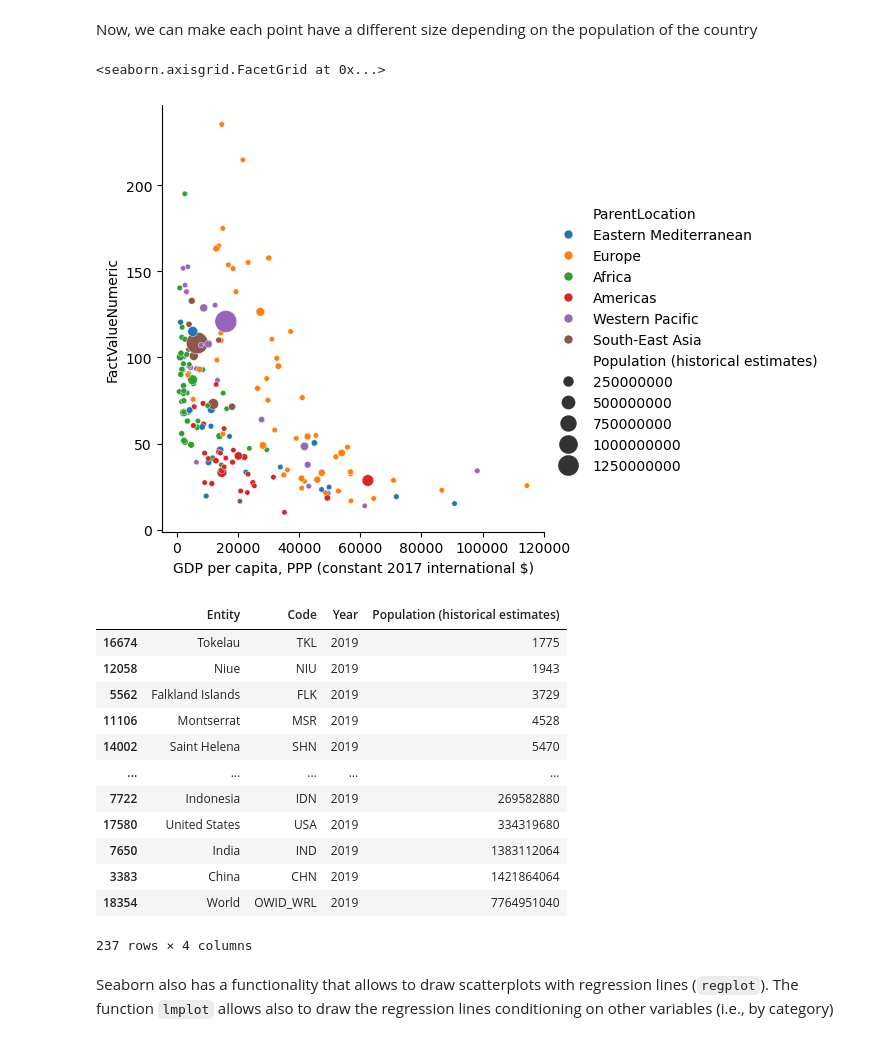
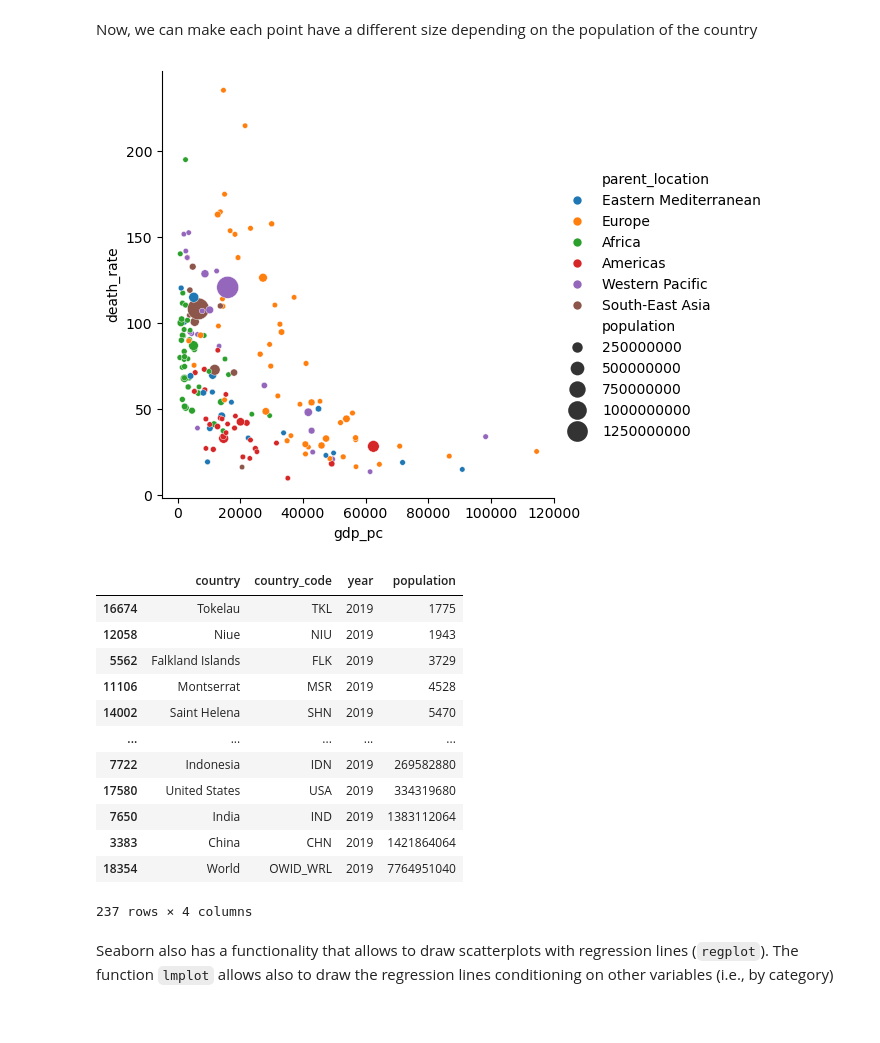
Before and after one commit to jesusvillota/Python_DSB_BdE, a Jupyter notebook: notebooks/session2.ipynb, the cells around one changed output. Drawn from its saved outputs; the diff is of its cells as text; code cells hidden in the pictures.

```diff
--- a/notebooks/session2.ipynb
+++ b/notebooks/session2.ipynb
@@ -1258,7 +1260,7 @@ import matplotlib.pyplot as plt
 # %% [markdown]
 For the following examples, we will use data different from the crad transaction. However, just as in most typical real life situations, we will have to do some pre-processing before we can start plotting our data. In this case, we are going to be using data from the [World Health Organization](https://www.who.int/data/gho/data/indicators/indicator-details/GHO/ambient-and-household-air-pollution-attributable-death-rate-(per-100-000-population-age-standardized)) on mortality induced by pollution and country GDP per capita data from the [World Bank](https://ourworldindata.org/grapher/gdp-per-capita-worldbank?tab=table&time=2019..latest)
 # %%
-death_rate = pd.read_csv('data/death-rate-who.csv')
+death_rate = pd.read_csv('../data/death-rate-who.csv')
 death_rate
 # %% [output]
 |  | IndicatorCode | Indicator | ValueType | ParentLocationCode | ParentLocation | Location type | ... |
@@ -1275,5 +1277,5 @@ death_rate
 | 6587 | SDGAIRBODA | Ambient and household air polluti... | numeric | AFR | Africa | Country | ... |
 6588 rows × 34 columns
 # %%
-gdp = pd.read_csv('data/gdp-per-capita-worldbank.csv')
+gdp = pd.read_csv('../data/gdp-per-capita-worldbank.csv')
 gdp
@@ -1280,7 +1296,7 @@ gdp
 # %% [markdown]
 We keep the variables we are interested in.
 # %%
-keep_vars = ['Indicator','Location','ParentLocationCode','ParentLocation','SpatialDimValueCode','Location','death_rate']
+keep_vars = ['Indicator','Location','ParentLocationCode','ParentLocation','SpatialDimValueCode','Location','FactValueNumeric']
 death_rate = death_rate[(death_rate['Dim1']=='Both sexes') & (death_rate['Dim2']=='Total') & (death_rate['IndicatorCode']=='SDGAIRBOD')][keep_vars]
 death_rate
 # %% [output]
@@ -1445,7 +1495,7 @@ sns.relplot(data=df, x="gdp_pc", y="death_rate", hue="parent_location", style='p
 # %% [markdown]
 To explore more options, let's merge our data with population at the country level.
 # %%
-population = pd.read_csv('data/population-unwpp.csv')
+population = pd.read_csv('../data/population-unwpp.csv')
 population = population[(population['Year']==2019) & (population['Code'].notna())]
 population
 # %% [output]
@@ -1505,15 +1555,16 @@ df
 # %% [markdown]
 Now, we can make each point have a different size depending on the population of the country
 # %%
-sns.relplot(data=gdp_pollution, x="gdp_pc", y="death_rate", hue="parent_location",
-            size='Population (historical estimates)', sizes = (15,250))
+sns.relplot(data=df, x="gdp_pc", y="death_rate", hue="parent_location",
+            size='population', sizes = (15,250))
+# save
+plt.savefig('../output/air_pollution_gdp_population.png', dpi=600, bbox_inches='tight')
 # %% [output]
-<seaborn.axisgrid.FacetGrid at 0x...>
-[figure, old version]
+[figure, new version]
 # %%
-population.sort_values('Population (historical estimates)')
+population.sort_values('population')
 # %% [output]
-|  | Entity | Code | Year | Population (historical estimates) |
+|  | country | country_code | year | population |
 | 16674 | Tokelau | TKL | 2019 | 1775 |
 | 12058 | Niue | NIU | 2019 | 1943 |
 | 5562 | Falkland Islands | FLK | 2019 | 3729 |
```
Also changed, not shown: parts of 19 cells of this notebook, 1 other file.
